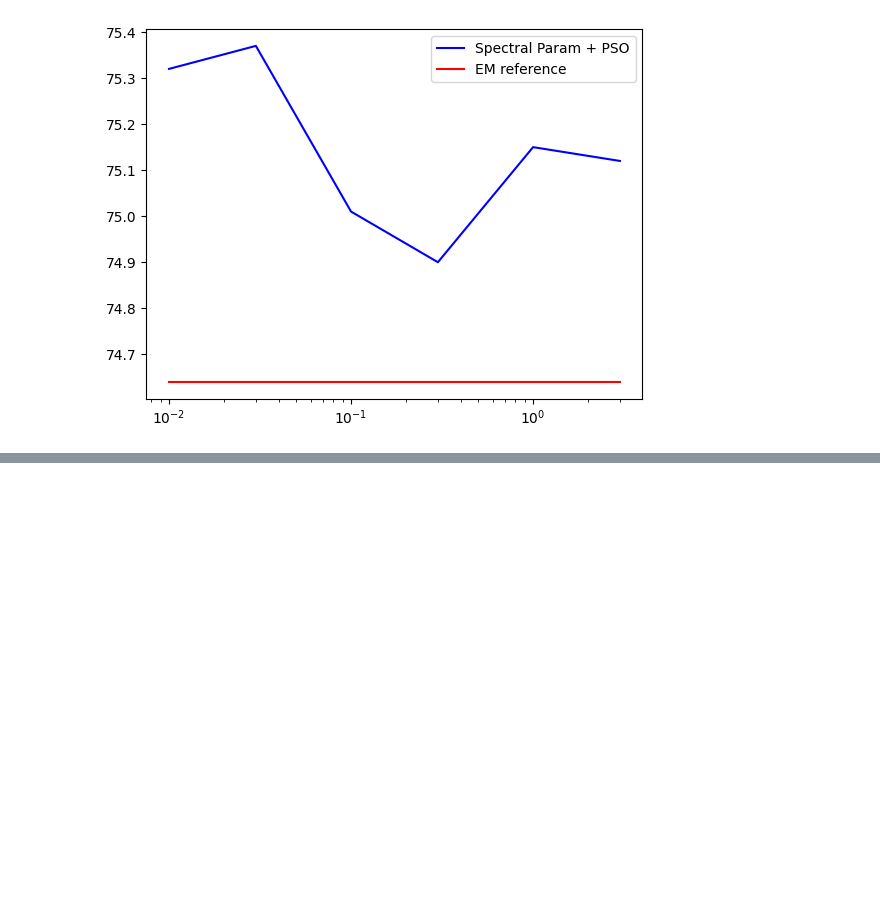
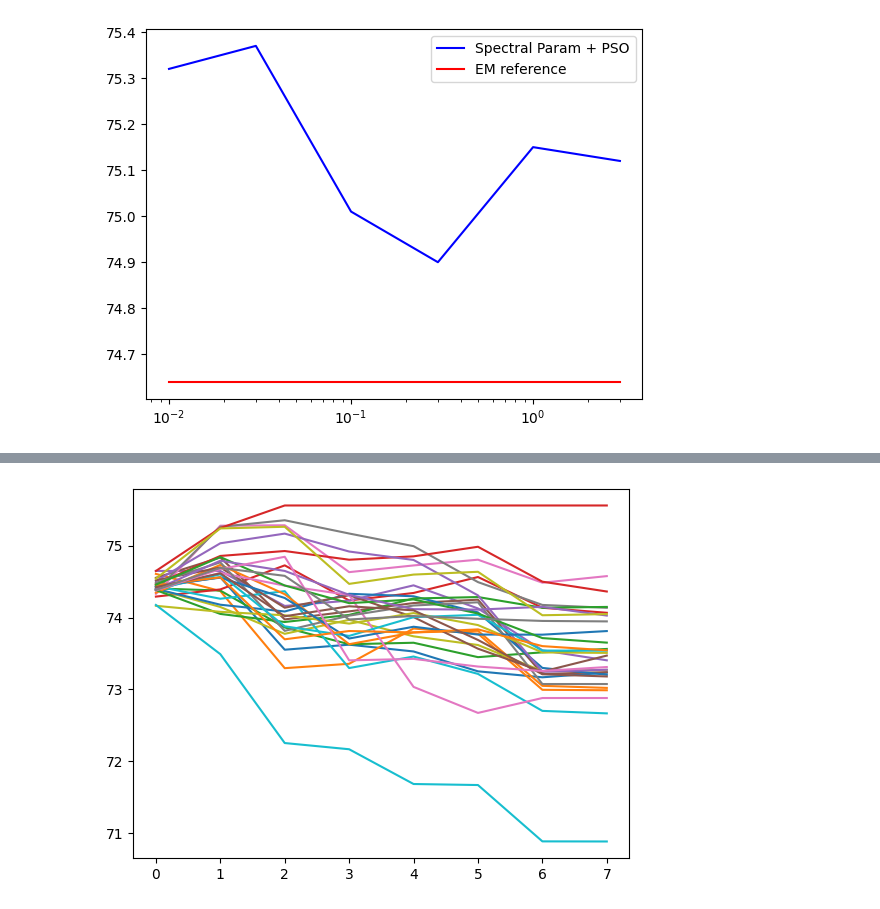
Before and after one commit to SKholkin/PSO_GMM, a Jupyter notebook: eigenpso_sample.ipynb, the cells around one changed output, grey strips where cells are left out. Cells and saved outputs as stored; diff of their text form; code cells hidden in the pictures; blank space fills up the shorter version.

```diff
--- a/eigenpso_sample.ipynb
+++ b/eigenpso_sample.ipynb
@@ -78,0 +94,17 @@ plt.plot()
+# %%
+config = pso_v2.pso.PSOConfig.from_json(os.path.join('configs', 'default_params_psov2.json'))
+
+data = load_breast_cancer()
+# synth_dataset_name = 'Synthetic_dim_70_n_samples_1000_n_comp_15_c_separation_2.0.data.npy'
+# data = load_synthetic_dataset(synth_dataset_name)
+coef = 0.01
+config.eigvals_coef = coef
+res = []
+n_runs = 1
+
+for i in range(n_runs):
+    pso_algo = pso_v2.pso.PSOEigen(data, config)
+
+    res.append(pso_algo.run()['pso'])
+
+np.array(res).mean(), np.array(res).std()
@@ -78,0 +130,9 @@ plt.plot()
+# %%
+trajectories = pso_algo.particle_trajectories
+n_particles = trajectories.shape[0]
+import matplotlib.pyplot as plt
+
+for j in range(n_particles):
+    plt.plot(np.arange(trajectories.shape[1]), trajectories[j])
+# %% [output]
+[figure, added]
```
Also changed, not shown: parts of 3 cells of this notebook.
